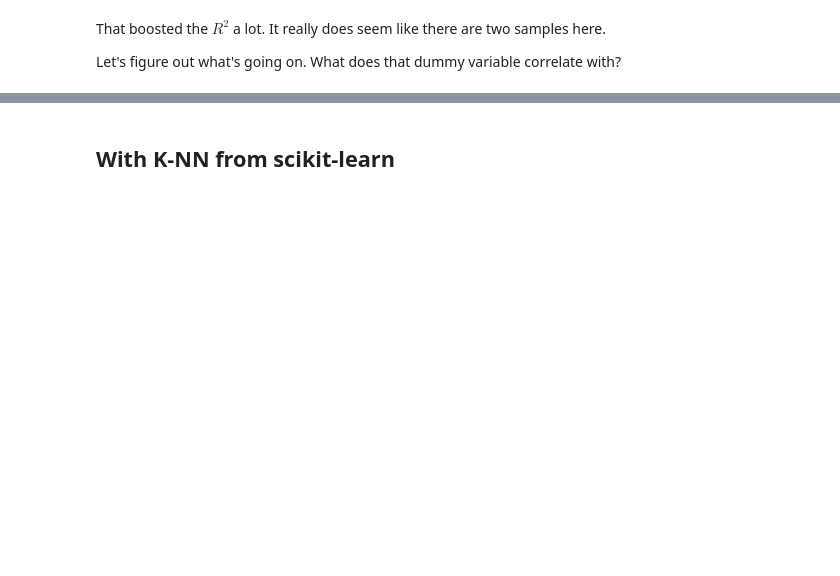
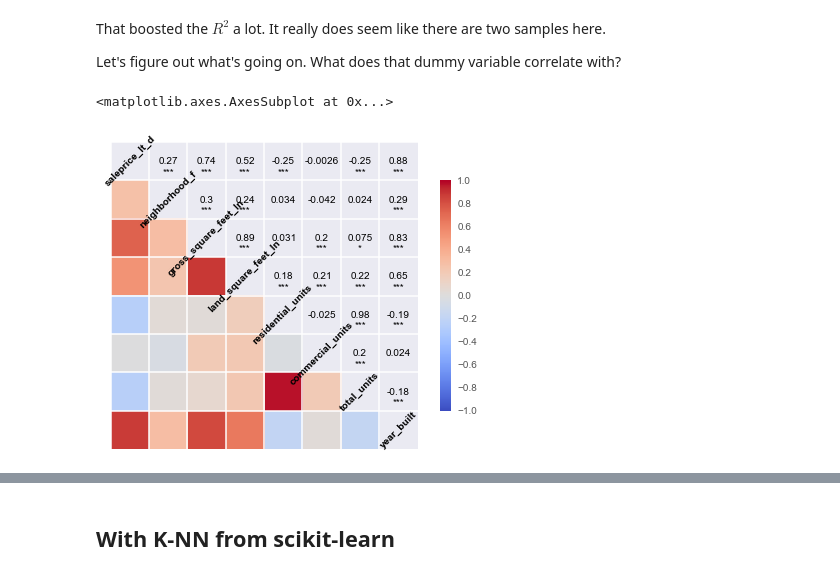
Before and after one commit to TomAugspurger/doing_data_science, a Jupyter notebook: Chapter03--BasicMachineLearningAlogirthms.ipynb, the cells around one changed output, grey strips where cells are left out. Saved outputs shown, nothing was run; the diff lists cells and outputs as text; code cells hidden in the pictures; blank space fills up the shorter version.

```diff
--- a/Chapter03--BasicMachineLearningAlogirthms.ipynb
+++ b/Chapter03--BasicMachineLearningAlogirthms.ipynb
@@ -231,3 +231,11 @@ sns.regplot(res5.fittedvalues, res5.resid)
 That boosted the $R^2$ a lot. It really does seem like there are two samples here.
 
 Let's figure out what's going on. What does that dummy variable correlate with?
+# %%
+cols = ['saleprice_lt_d', 'neighborhood_f', 'gross_square_feet_ln',
+        'land_square_feet_ln', 'residential_units', 'commercial_units',
+        'total_units', 'year_built']
+sns.corrplot(pure[cols])
+# %% [output]
+<matplotlib.axes.AxesSubplot at 0x...>
+[figure, added]
```
Also changed, not shown: parts of 29 cells of this notebook.
